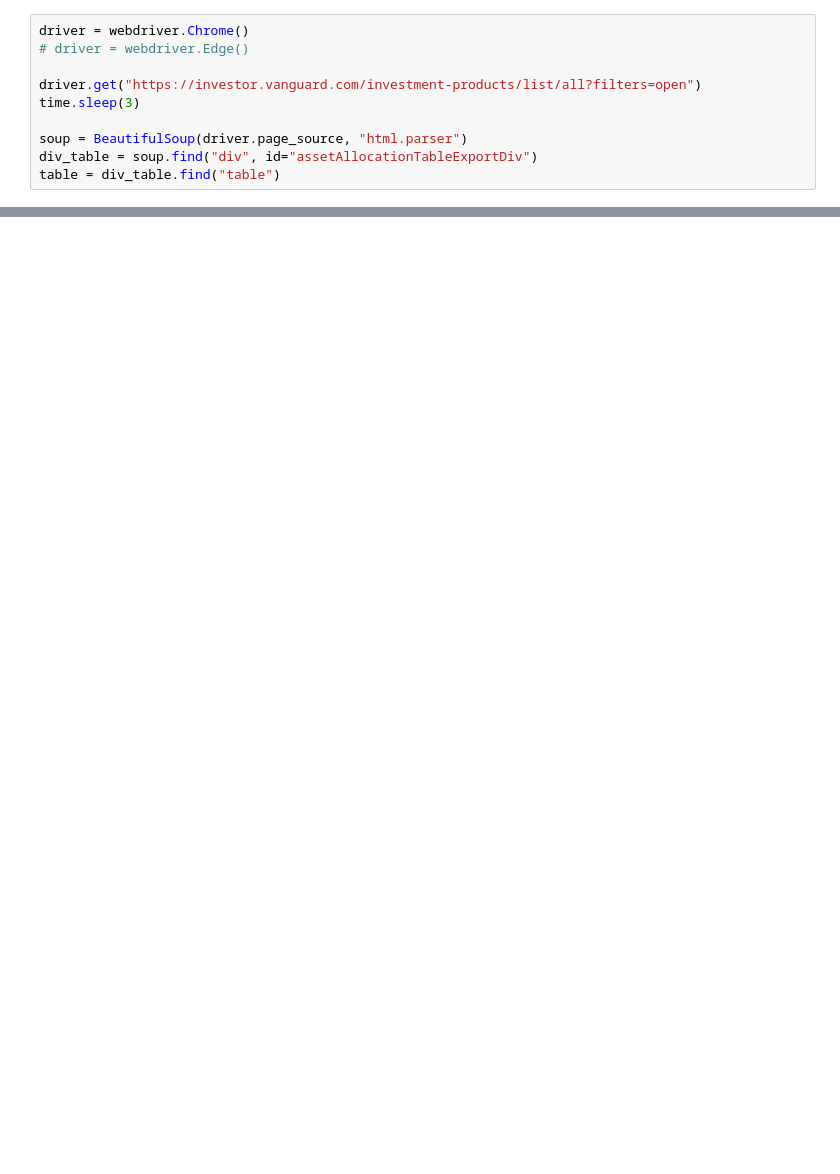
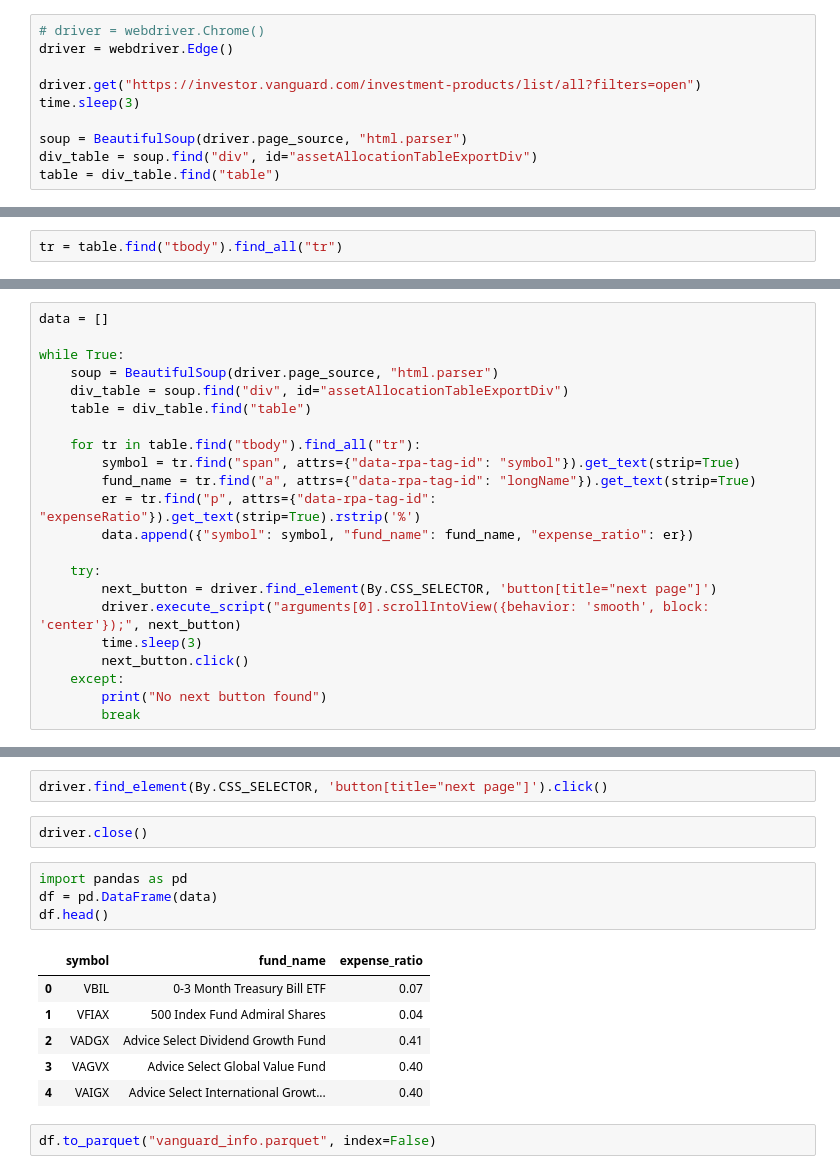
Before and after one commit to ming-berkeley/etf_repo, a Jupyter notebook: scrape_vangauard.ipynb, the cells around one changed output, grey strips where cells are left out. Drawn from its saved outputs; the diff is of its cells as text; blank space fills up the shorter version.

Commit message:
scrape vanguard funds

```diff
--- a/scrape_vangauard.ipynb
+++ b/scrape_vangauard.ipynb
@@ -7,8 +10,8 @@ from selenium.webdriver.common.by import By
 import time
 import pandas as pd
 # %%
-driver = webdriver.Chrome()
-# driver = webdriver.Edge()
+# driver = webdriver.Chrome()
+driver = webdriver.Edge()
 
 driver.get("https://investor.vanguard.com/investment-products/list/all?filters=open")
 time.sleep(3)
@@ -26,0 +42,2 @@ headers = [cell.get_text(strip=True) for cell in cells]
+# %%
+tr = table.find("tbody").find_all("tr")
@@ -26,0 +56,22 @@ headers = [cell.get_text(strip=True) for cell in cells]
+# %%
+data = []
+
+while True:
+    soup = BeautifulSoup(driver.page_source, "html.parser")
+    div_table = soup.find("div", id="assetAllocationTableExportDiv")
+    table = div_table.find("table")
+
+    for tr in table.find("tbody").find_all("tr"):
+        symbol = tr.find("span", attrs={"data-rpa-tag-id": "symbol"}).get_text(strip=True)
+        fund_name = tr.find("a", attrs={"data-rpa-tag-id": "longName"}).get_text(strip=True)
+        er = tr.find("p", attrs={"data-rpa-tag-id": "expenseRatio"}).get_text(strip=True).rstrip('%')
+        data.append({"symbol": symbol, "fund_name": fund_name, "expense_ratio": er})
+
+    try:
+        next_button = driver.find_element(By.CSS_SELECTOR, 'button[title="next page"]')
+        driver.execute_script("arguments[0].scrollIntoView({behavior: 'smooth', block: 'center'});", next_button)
+        time.sleep(3)
+        next_button.click()
+    except:
+        print("No next button found")
+        break
@@ -26,0 +100,17 @@ headers = [cell.get_text(strip=True) for cell in cells]
+# %%
+driver.find_element(By.CSS_SELECTOR, 'button[title="next page"]').click()
+# %%
+driver.close()
+# %%
+import pandas as pd
+df = pd.DataFrame(data)
+df.head()
+# %% [output]
+|  | symbol | fund_name | expense_ratio |
+| 0 | VBIL | 0-3 Month Treasury Bill ETF | 0.07 |
+| 1 | VFIAX | 500 Index Fund Admiral Shares | 0.04 |
+| 2 | VADGX | Advice Select Dividend Growth Fund | 0.41 |
+| 3 | VAGVX | Advice Select Global Value Fund | 0.40 |
+| 4 | VAIGX | Advice Select International Growt... | 0.40 |
+# %%
+df.to_parquet("vanguard_info.parquet", index=False)
```
Also changed, not shown: parts of 8 cells of this notebook, 2 other files.
